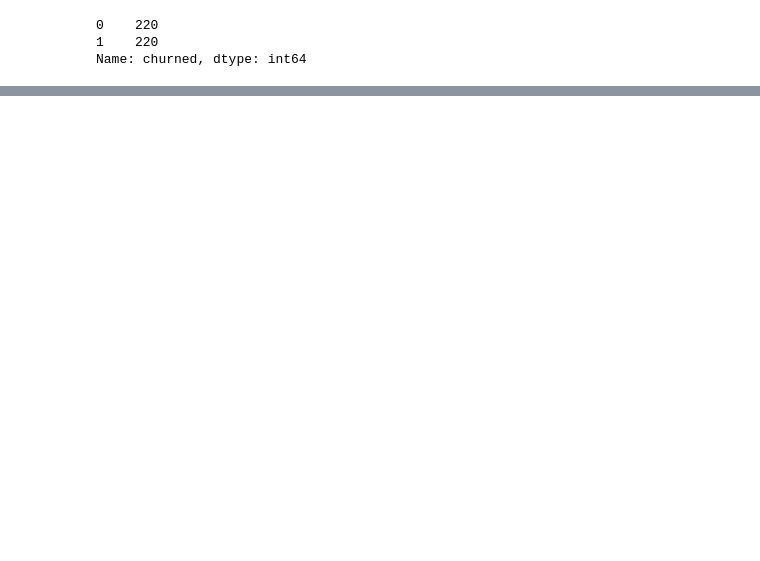
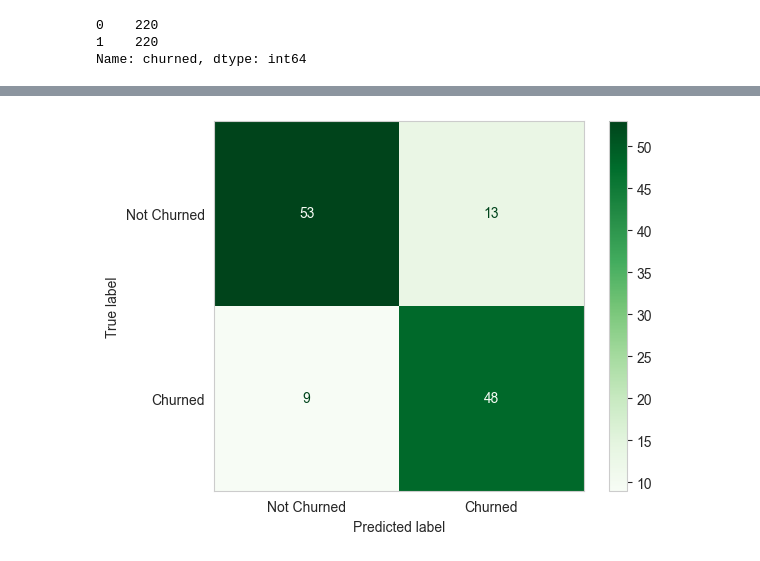
Before and after one commit to tugberkcapraz/capstone_sparkify, a Jupyter notebook: predicting.ipynb, the cells around one changed output, grey strips where cells are left out. Cells and saved outputs as stored; diff of their text form; code cells hidden in the pictures; blank space fills up the shorter version.

```diff
--- a/predicting.ipynb
+++ b/predicting.ipynb
@@ -861,0 +928,13 @@ Accuracy 0.8939452869682538
+# %%
+# plot confusion matrix
+cm = confusion_matrix(predictions.select('label').collect(), predictions.select('prediction').collect())
+
+# confusion matrix display
+disp = ConfusionMatrixDisplay(confusion_matrix=cm,
+    display_labels=['Not Churned', 'Churned'])
+disp.plot(cmap='Greens')
+plt.grid(False)
+# save confusion matrix
+plt.savefig('img/confusion_matrix_lsvc.png')
+# %% [output]
+[figure, added]
```
Also changed, not shown: parts of 67 cells of this notebook, 4 other files.
